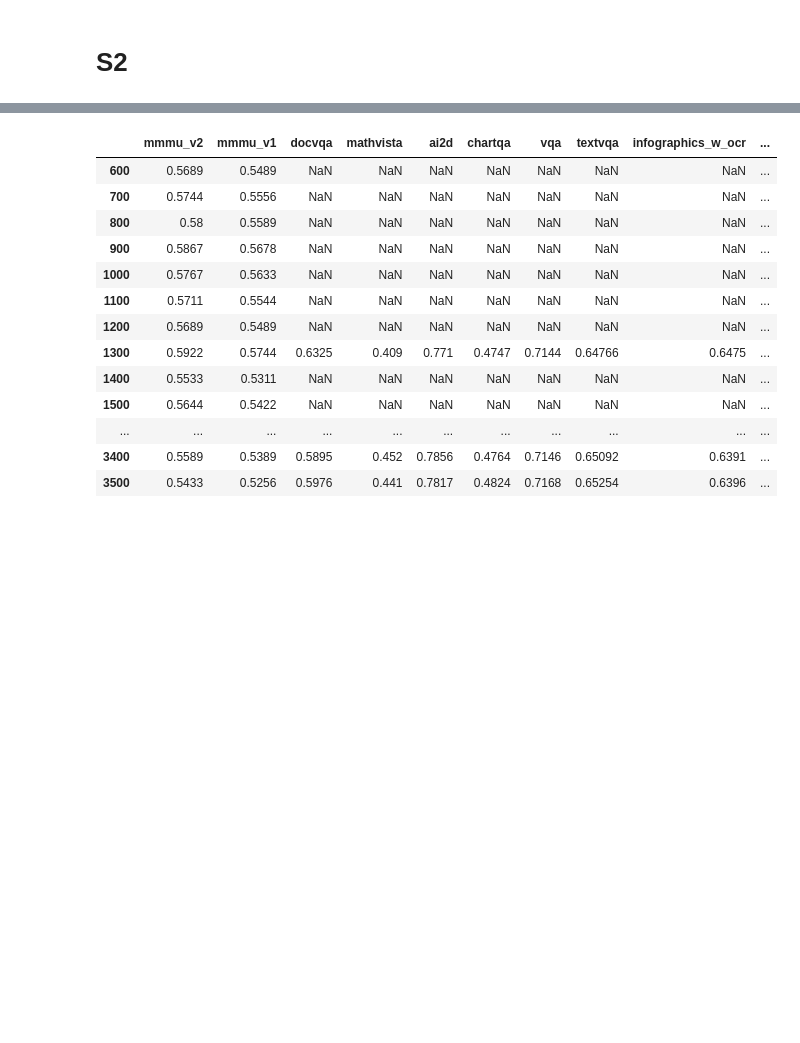
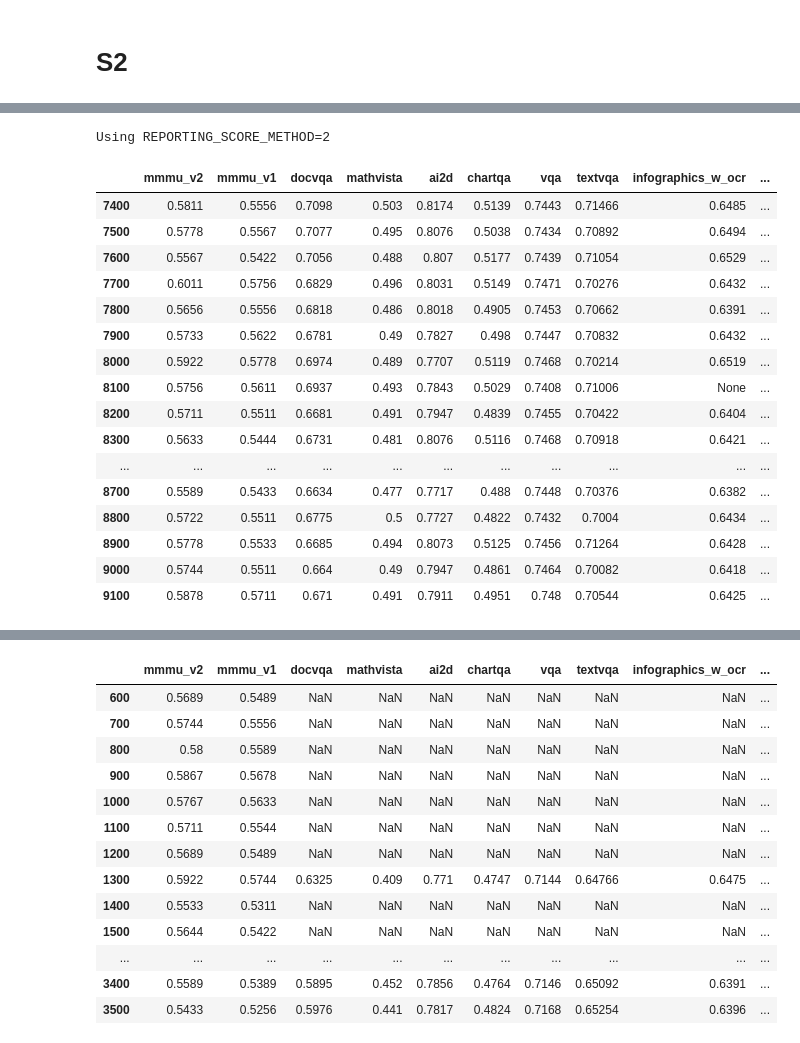
Before and after one commit to harrytranx/experiments, a Jupyter notebook: eval_mm10.ipynb, the cells around one changed output, grey strips where cells are left out. Cells and saved outputs as stored; diff of their text form; code cells hidden in the pictures; blank space fills up the shorter version.

```diff
--- a/eval_mm10.ipynb
+++ b/eval_mm10.ipynb
@@ -99,0 +152,23 @@ eval jobs saved to: /fsx_0/checkpoints/mm10/MM10-Stage2-70B/MH21_70B_336px_exp32
+# %%
+ev_s2_unfreeze.get_scores(
+    "/fsx_0/checkpoints/mm10/MM10-Stage2-70B/MH21_70B_336px_exp32a_lr1_n128"
+)
+# %% [output]
+Using REPORTING_SCORE_METHOD=2
+|  | mmmu_v2 | mmmu_v1 | docvqa | mathvista | ai2d | chartqa | vqa | textvqa | infographics_w_ocr | ... |
+| 7400 | 0.5811 | 0.5556 | 0.7098 | 0.503 | 0.8174 | 0.5139 | 0.7443 | 0.71466 | 0.6485 | ... |
+| 7500 | 0.5778 | 0.5567 | 0.7077 | 0.495 | 0.8076 | 0.5038 | 0.7434 | 0.70892 | 0.6494 | ... |
+| 7600 | 0.5567 | 0.5422 | 0.7056 | 0.488 | 0.807 | 0.5177 | 0.7439 | 0.71054 | 0.6529 | ... |
+| 7700 | 0.6011 | 0.5756 | 0.6829 | 0.496 | 0.8031 | 0.5149 | 0.7471 | 0.70276 | 0.6432 | ... |
+| 7800 | 0.5656 | 0.5556 | 0.6818 | 0.486 | 0.8018 | 0.4905 | 0.7453 | 0.70662 | 0.6391 | ... |
+| 7900 | 0.5733 | 0.5622 | 0.6781 | 0.49 | 0.7827 | 0.498 | 0.7447 | 0.70832 | 0.6432 | ... |
+| 8000 | 0.5922 | 0.5778 | 0.6974 | 0.489 | 0.7707 | 0.5119 | 0.7468 | 0.70214 | 0.6519 | ... |
+| 8100 | 0.5756 | 0.5611 | 0.6937 | 0.493 | 0.7843 | 0.5029 | 0.7408 | 0.71006 | None | ... |
+| 8200 | 0.5711 | 0.5511 | 0.6681 | 0.491 | 0.7947 | 0.4839 | 0.7455 | 0.70422 | 0.6404 | ... |
+| 8300 | 0.5633 | 0.5444 | 0.6731 | 0.481 | 0.8076 | 0.5116 | 0.7468 | 0.70918 | 0.6421 | ... |
+| ... | ... | ... | ... | ... | ... | ... | ... | ... | ... | ... |
+| 8700 | 0.5589 | 0.5433 | 0.6634 | 0.477 | 0.7717 | 0.488 | 0.7448 | 0.70376 | 0.6382 | ... |
+| 8800 | 0.5722 | 0.5511 | 0.6775 | 0.5 | 0.7727 | 0.4822 | 0.7432 | 0.7004 | 0.6434 | ... |
+| 8900 | 0.5778 | 0.5533 | 0.6685 | 0.494 | 0.8073 | 0.5125 | 0.7456 | 0.71264 | 0.6428 | ... |
+| 9000 | 0.5744 | 0.5511 | 0.664 | 0.49 | 0.7947 | 0.4861 | 0.7464 | 0.70082 | 0.6418 | ... |
+| 9100 | 0.5878 | 0.5711 | 0.671 | 0.491 | 0.7911 | 0.4951 | 0.748 | 0.70544 | 0.6425 | ... |
```
Also changed, not shown: parts of 8 cells of this notebook, 7 other files.
